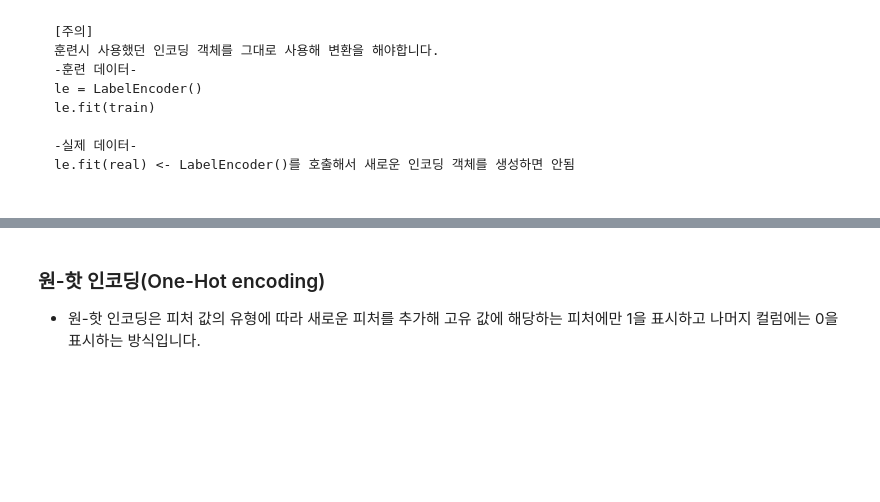
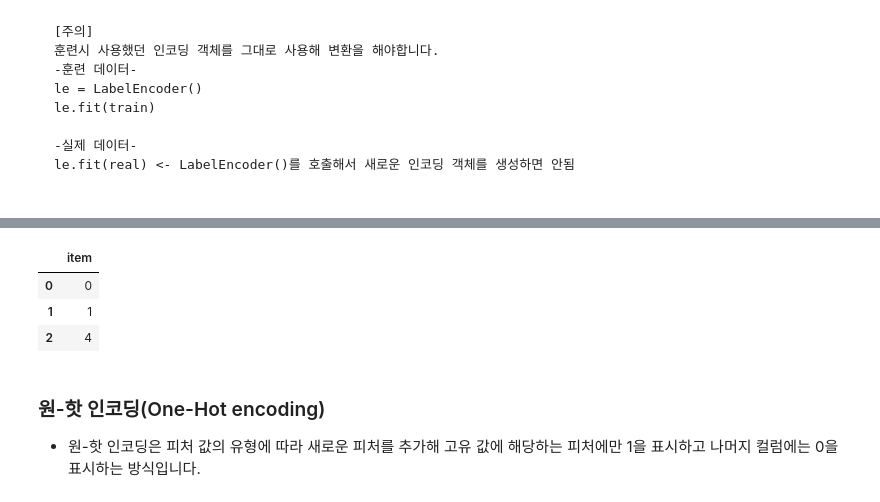
Before and after one commit to yejuPark/ML, a Jupyter notebook: class/1일차/1.머신러닝/01.전처리/3-1.인코딩.ipynb, the cells around one changed output, grey strips where cells are left out. Cells and saved outputs as stored; diff of their text form; code cells hidden in the pictures; blank space fills up the shorter version.

```diff
--- a/class/1일차/1.머신러닝/01.전처리/3-1.인코딩.ipynb
+++ b/class/1일차/1.머신러닝/01.전처리/3-1.인코딩.ipynb
@@ -55,3 +119,10 @@ real_df
+# %%
+real_df.apply(le.transform)
+# %% [output]
+|  | item |
+| 0 | 0 |
+| 1 | 1 |
+| 2 | 4 |
 # %% [markdown]
 ### 원-핫 인코딩(One-Hot encoding)
 
```
Also changed, not shown: parts of 8 cells of this notebook.
